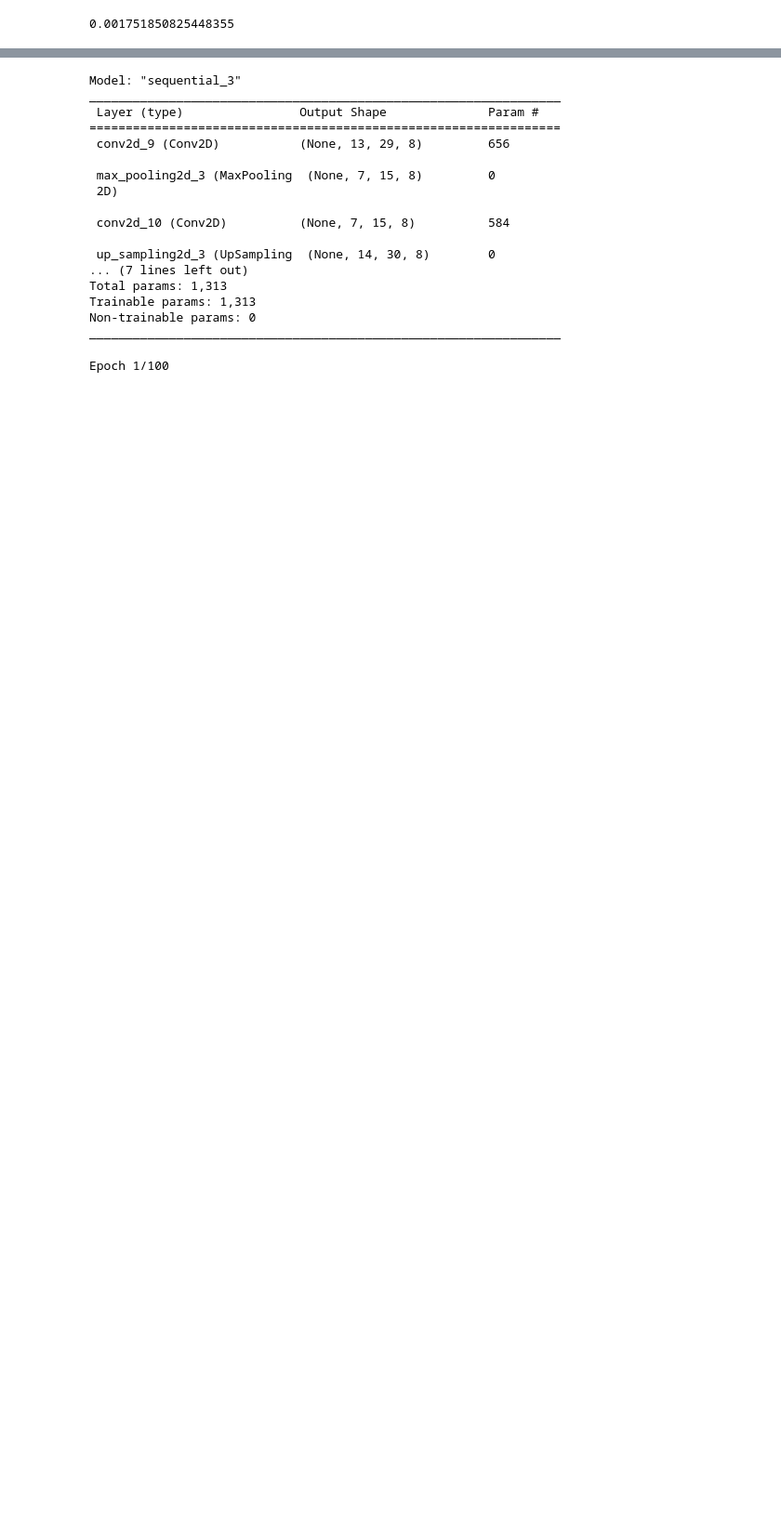
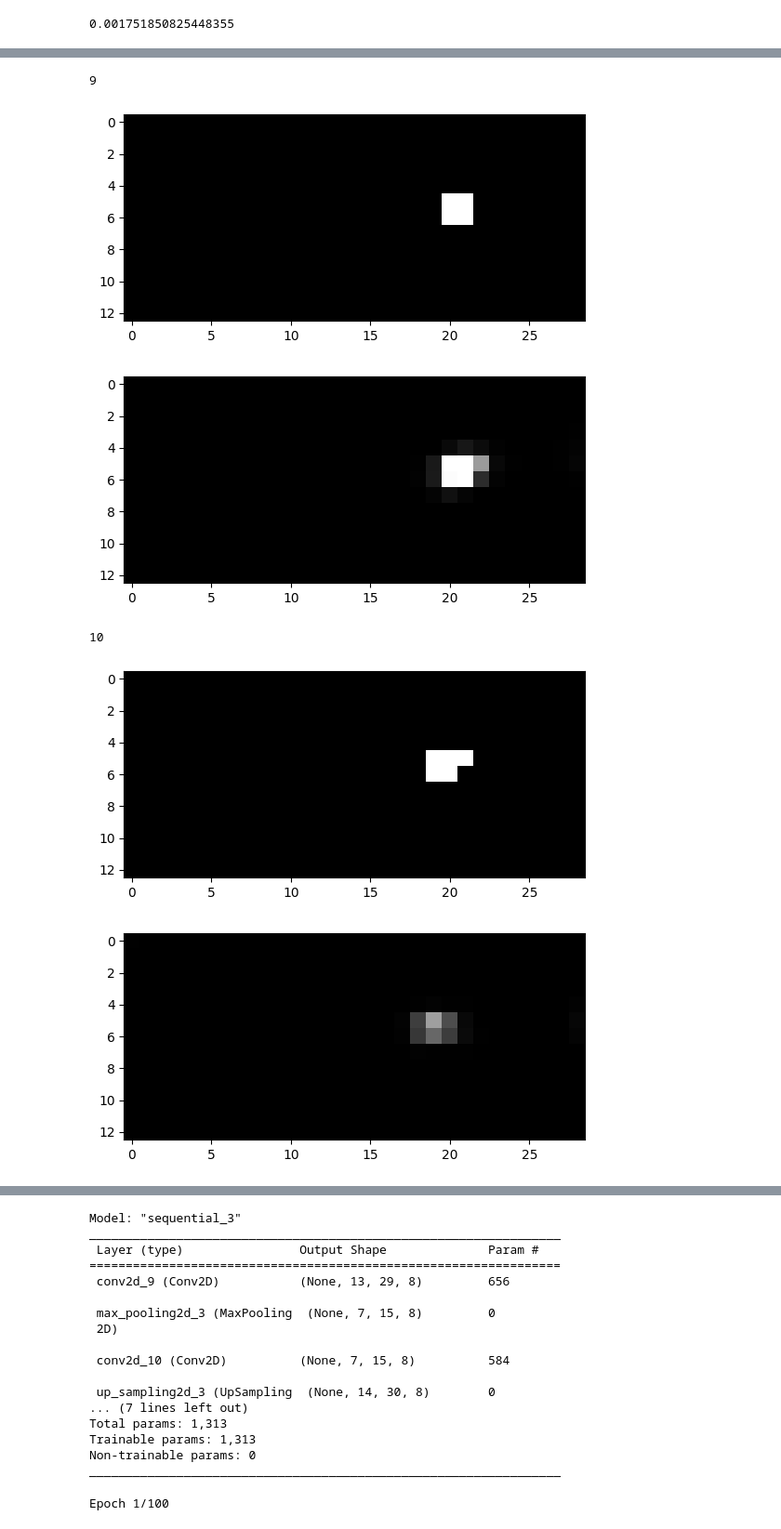
Before and after one commit to PaoloBonettiPolimi/TC, a Jupyter notebook: Paolo/Notebooks_newTarget/3.2) CNN for old target with different times.ipynb, the cells around one changed output, grey strips where cells are left out. Shown at 93% size. Saved outputs shown, nothing was run; the diff lists cells and outputs as text; code cells hidden in the pictures; blank space fills up the shorter version.

```diff
--- a/Paolo/Notebooks_newTarget/3.2) CNN for old target with different times.ipynb
+++ b/Paolo/Notebooks_newTarget/3.2) CNN for old target with different times.ipynb
@@ -298,0 +316,19 @@ brier_score_loss(y_test_img_old.reshape(-1,1), t.reshape(-1,1))
+# %%
+k=0
+for i in range(len(y_test_img_old)):
+    if(np.max(y_test_img_old[i].reshape(-1))>0.1):
+        print(i)
+        plt.figure()
+        plt.imshow(y_test_img_old[i], cmap = "gray", vmin=0, vmax=1)
+        plt.show()
+        plt.imshow(t[i], vmin=0, vmax=0.3, cmap = "gray")
+        plt.show()
+        k+=1
+print(k)
+# %% [output]
+9
+[figure, added]
+[figure, added]
+10
+[figure, added]
+[figure, added]
```
Also changed, not shown: parts of 21 cells of this notebook, 7 other files.
